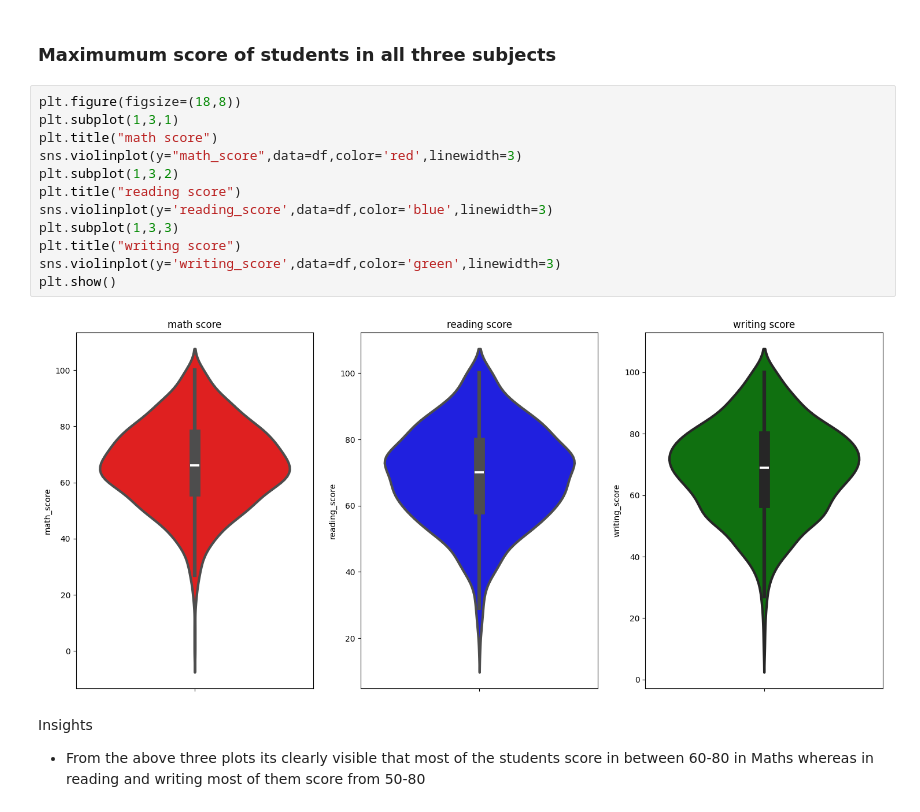
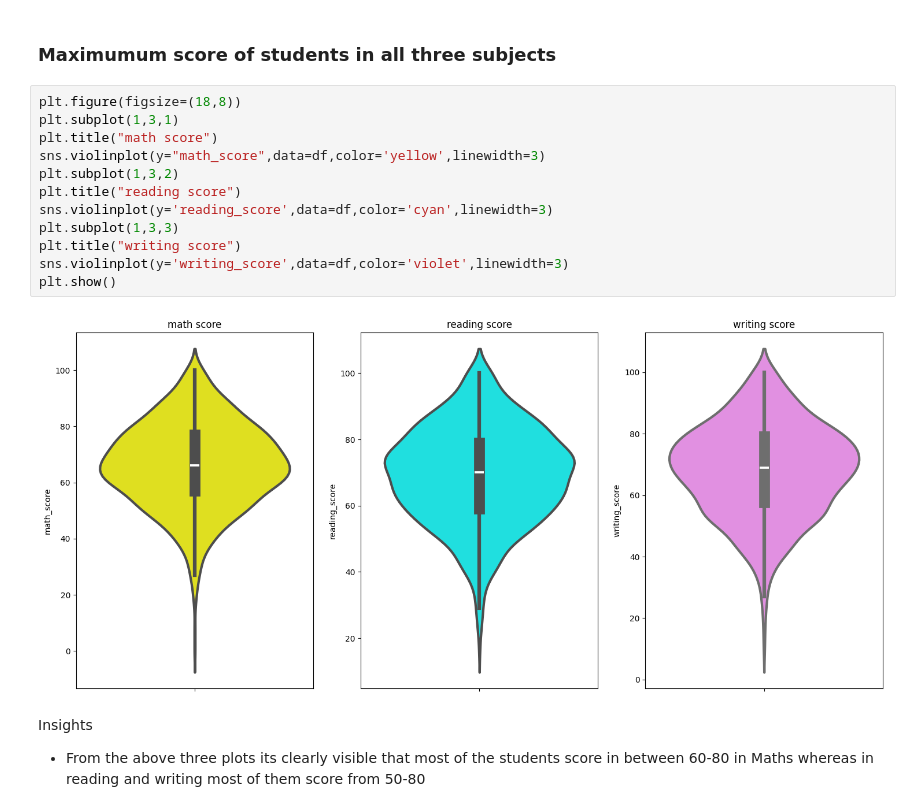
Before and after one commit to ZakiyaAzeez/Machine_learning_projects, a Jupyter notebook: notebook/EDA_Student_Performance.ipynb, the cells around one changed output. Cells and saved outputs as stored; diff of their text form.

```diff
--- a/notebook/EDA_Student_Performance.ipynb
+++ b/notebook/EDA_Student_Performance.ipynb
@@ -276,17 +276,17 @@ Insights
 # %%
 plt.figure(figsize=(18,8))
 plt.subplot(1,3,1)
 plt.title("math score")
-sns.violinplot(y="math_score",data=df,color='red',linewidth=3)
+sns.violinplot(y="math_score",data=df,color='yellow',linewidth=3)
 plt.subplot(1,3,2)
 plt.title("reading score")
-sns.violinplot(y='reading_score',data=df,color='blue',linewidth=3)
+sns.violinplot(y='reading_score',data=df,color='cyan',linewidth=3)
 plt.subplot(1,3,3)
 plt.title("writing score")
-sns.violinplot(y='writing_score',data=df,color='green',linewidth=3)
+sns.violinplot(y='writing_score',data=df,color='violet',linewidth=3)
 plt.show()
 # %% [output]
-[figure, old version]
+[figure, new version]
 # %% [markdown]
 Insights
 - From the above three plots its clearly visible that most of the students score in between 60-80 in Maths whereas in reading and writing most of them score from 50-80
```
Also changed, not shown: parts of 32 cells of this notebook, 5 other files.
